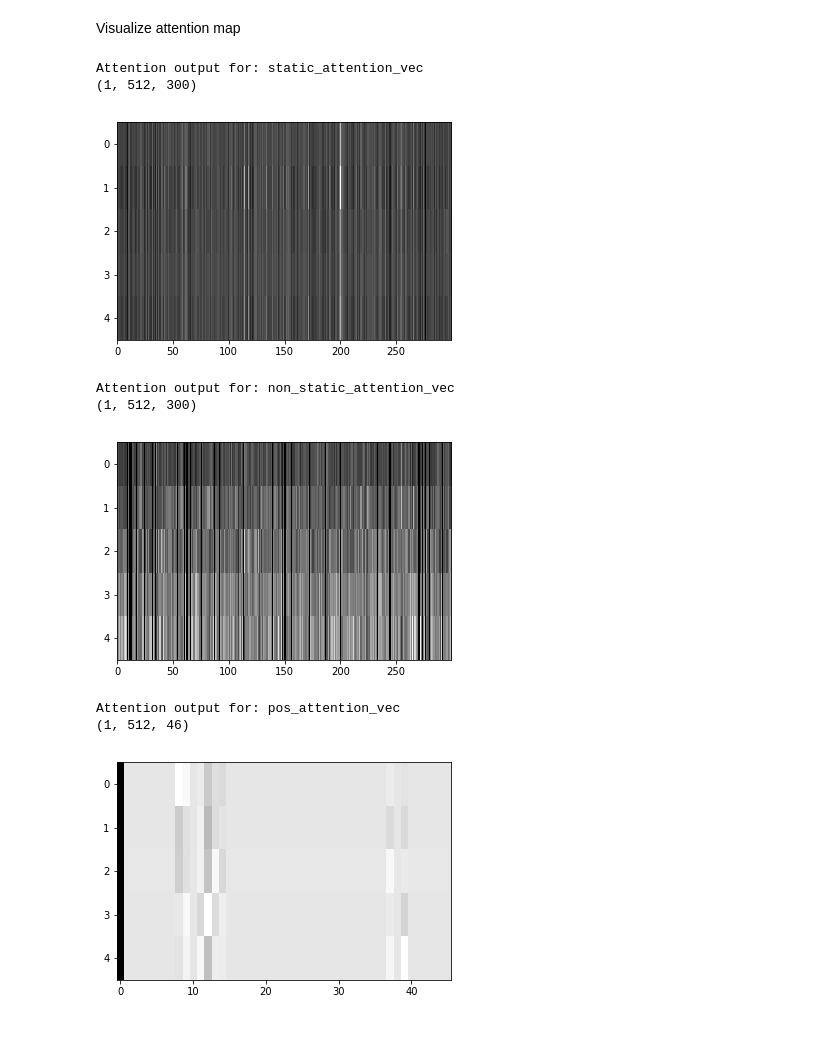
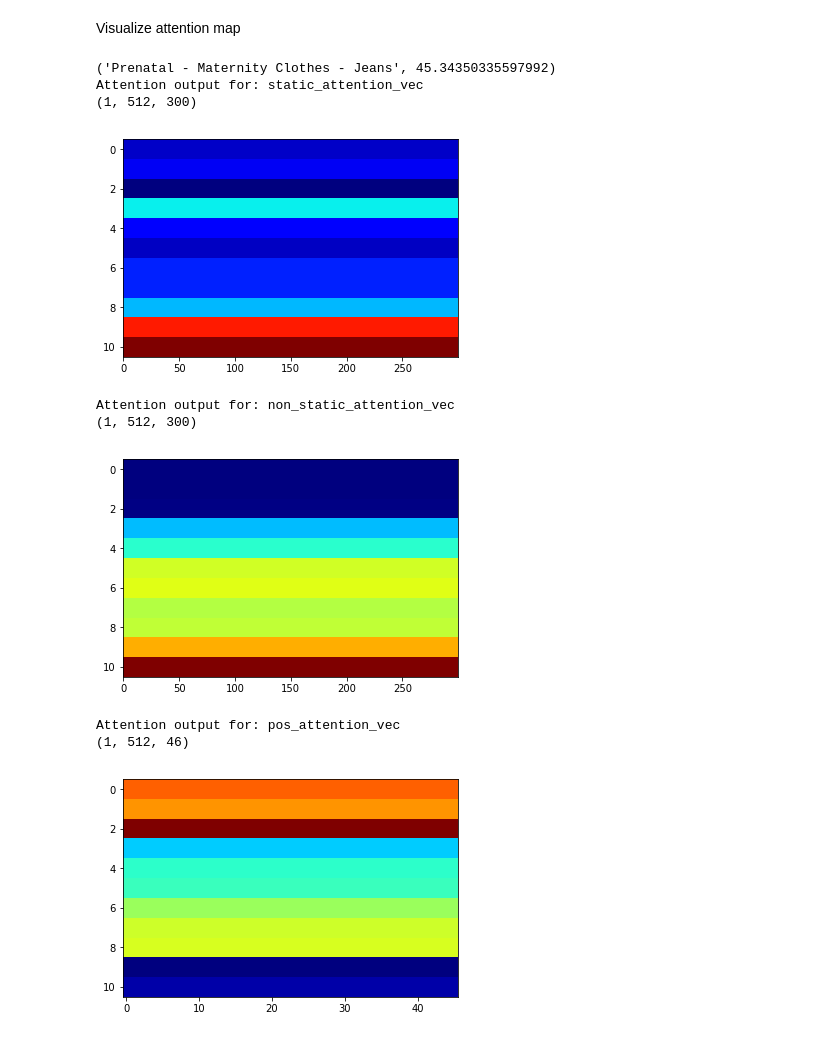
Before and after one commit to luungoc2005/nlp-test, a Jupyter notebook: intents_predict.ipynb, the cells around one changed output. Cells and saved outputs as stored; diff of their text form; code cells hidden in the pictures.

```diff
--- a/intents_predict.ipynb
+++ b/intents_predict.ipynb
@@ -75,7 +75,7 @@ import matplotlib.pyplot as plt
 def get_attention_layers(model):
     attention_layers = []
     for layer in model.layers:
-        if 'attention_vec' in layer.name:
+        if 'attention_vec' in layer.name and '_dim_reduction' not in layer.name:
             attention_layers.append(layer)
     return attention_layers
 
@@ -98,20 +98,23 @@ def get_attention_output(text, model):
 
 def visualize_attention(activations, inputs):
     output_length = activations.shape[1] - len(inputs)
-    plt.imshow(activations[0,output_length:], interpolation='None', cmap='gray', aspect='auto')
+    plt.imshow(activations[0, output_length:], interpolation='None', cmap='jet', aspect='auto')
     plt.show()
 # %%
-for layer_name, inputs, attentions in get_attention_output('My baby has a fever', model):
+test_text = 'why is my poop green? what should I do with it?'
+print(next(interpret_netout(run_predict(test_text))))
+for layer_name, inputs, attentions in get_attention_output(test_text, model):
     print('Attention output for: %s' % layer_name)
     print(attentions.shape)
     visualize_attention(attentions, inputs)
 # %% [output]
+('Prenatal - Maternity Clothes - Jeans', 45.34350335597992)
 Attention output for: static_attention_vec
 (1, 512, 300)
-[figure, old version]
+[figure, new version]
 Attention output for: non_static_attention_vec
 (1, 512, 300)
-[figure, old version]
+[figure, new version]
 Attention output for: pos_attention_vec
 (1, 512, 46)
-[figure, old version]
+[figure, new version]
```
Also changed, not shown: parts of 2 cells of this notebook, 3 other files.
